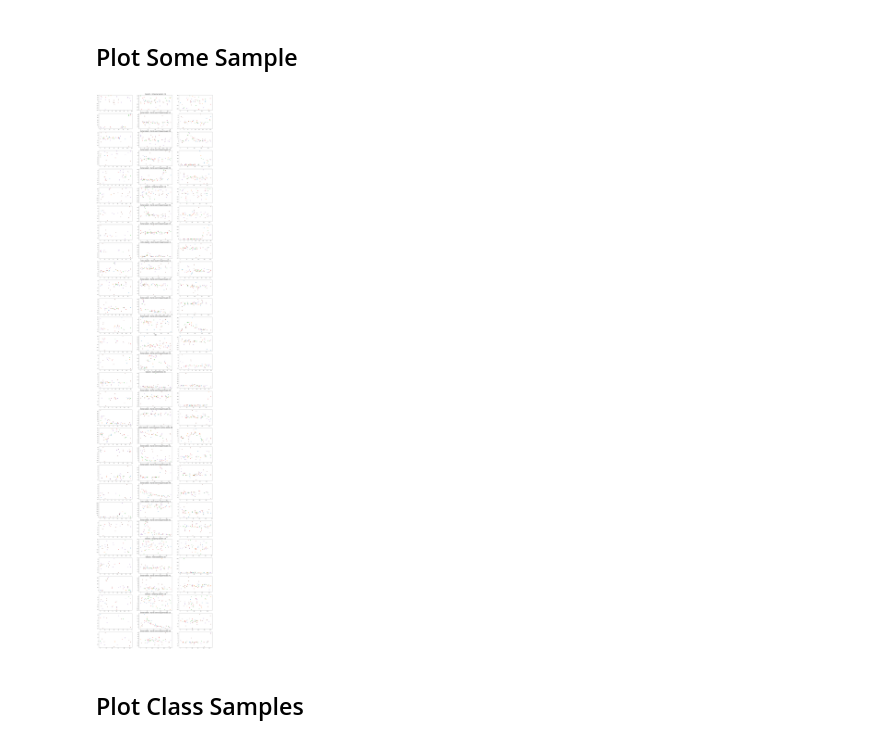
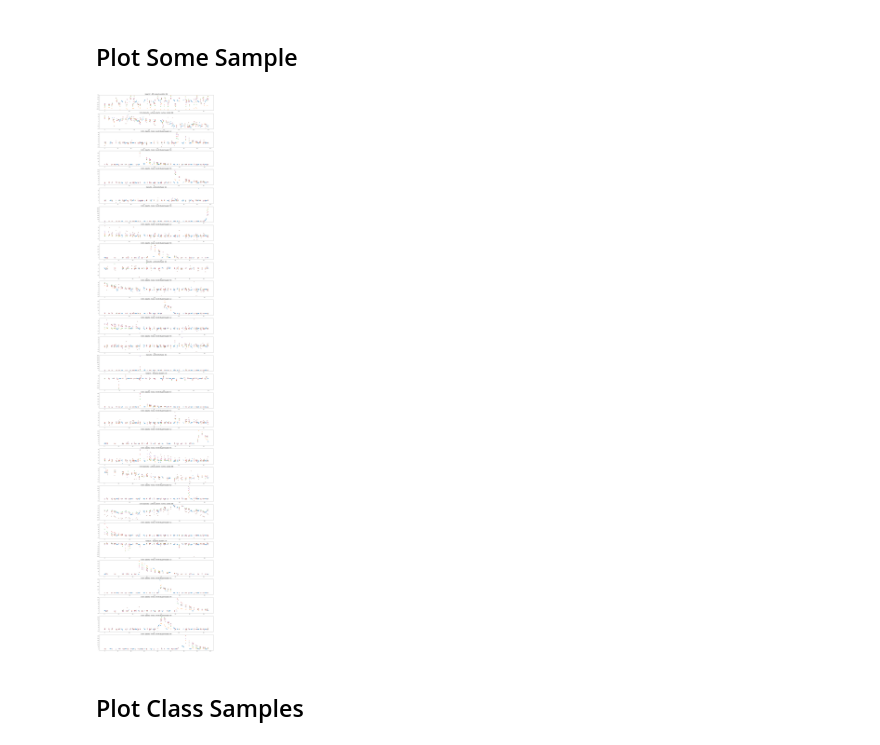
Before and after one commit to u1620541/assignment2, a Jupyter notebook: Investigation.ipynb, the cells around one changed output. Cells and saved outputs as stored; diff of their text form; code cells hidden in the pictures.

```diff
--- a/Investigation.ipynb
+++ b/Investigation.ipynb
@@ -130,7 +101,7 @@ print lengths.std()
 # %% [markdown]
 ## Pre process
 # %%
-features_per_band = 20
+features_per_band = 60
 
 def interpolate(time_series):
     places = np.linspace(0, time_series["mjd"].max(), features_per_band)
@@ -142,19 +113,9 @@ def interpolate(time_series):
             i += 1
     return ret
 
-def interpolate(time_series):
-    partition = [0]
-    prev_row = pd.Series([0,0], index=["mjd","flux"])
-    for i, row in time_series.iterrows():
-        if row["mjd"] - prev_row["mjd"] > 85:
-            partition.append(i)
-        prev_row = row
-
-
-
 X = training_set[["ddf", "hostgal_specz", "hostgal_photoz", "hostgal_photoz_err", "mwebv"]].values
 
-for band in sub_bands:
+for band in main_bands:
     processed_X = np.empty((len(training_set), features_per_band))
     for i, row in training_set.iterrows():
         processed_X[i] = interpolate(row[band])
@@ -167,11 +130,11 @@ False
 y = target.values
 cross_scores = []
 
-max_depths = range(14, 20)
+max_depths = [16]
 
 for i, max_depth in enumerate(max_depths):
 
-    model = RandomForestClassifier(n_estimators=70, max_depth=max_depth)
+    model = RandomForestClassifier(n_estimators=140, max_depth=max_depth)
     scores = []
 
     for train_index, test_index in kf.split(X):
@@ -203,26 +170,23 @@ axes.set_title("freq. per class");
 ## Plot Some Sample
 # %%
 num_cases = 30
-start_case = 2131
+start_case = 0
 
-f, axes = pyplot.subplots(num_cases, 3)
+f, axes = pyplot.subplots(num_cases, 1)
 f.set_size_inches(30,5*num_cases)
 
 for i in range(num_cases):
     index = start_case + i
-    axes[i][1].set_title(num_to_desc(target.values[index]), fontsize=20)
-    for j in [0,1,2]:
-        #axes[i].scatter(training_set.at[index,"all"]["mjd"], training_set.at[index,"all"]["flux"])
-
-        axes[i][j].set_facecolor((1.0,1.0,1.0,0.1))
-        axes[i][j].scatter(training_set.at[index,"u_band"+str(j)]["mjd"], training_set.at[index,"u_band"+str(j)]["flux"])
-        axes[i][j].scatter(training_set.at[index,"g_band"+str(j)]["mjd"], training_set.at[index,"g_band"+str(j)]["flux"])
-        axes[i][j].scatter(training_set.at[index,"r_band"+str(j)]["mjd"], training_set.at[index,"r_band"+str(j)]["flux"])
-        axes[i][j].scatter(training_set.at[index,"i_band"+str(j)]["mjd"], training_set.at[index,"i_band"+str(j)]["flux"])
-        axes[i][j].scatter(training_set.at[index,"z_band"+str(j)]["mjd"], training_set.at[index,"z_band"+str(j)]["flux"])
-        axes[i][j].scatter(training_set.at[index,"y_band"+str(j)]["mjd"], training_set.at[index,"y_band"+str(j)]["flux"])
+    axes[i].set_title(num_to_desc(target.values[index]), fontsize=20)
+    axes[i].set_facecolor((1.0,1.0,1.0,0.1))
+    axes[i].scatter(training_set.at[index,"u_band"]["mjd"], training_set.at[index,"u_band"]["flux"])
+    axes[i].scatter(training_set.at[index,"g_band"]["mjd"], training_set.at[index,"g_band"]["flux"])
+    axes[i].scatter(training_set.at[index,"r_band"]["mjd"], training_set.at[index,"r_band"]["flux"])
+    axes[i].scatter(training_set.at[index,"i_band"]["mjd"], training_set.at[index,"i_band"]["flux"])
+    axes[i].scatter(training_set.at[index,"z_band"]["mjd"], training_set.at[index,"z_band"]["flux"])
+    axes[i].scatter(training_set.at[index,"y_band"]["mjd"], training_set.at[index,"y_band"]["flux"])
 # %% [output]
-[figure, old version]
+[figure, new version]
 # %% [markdown]
 ## Plot Class Samples
 # %%
```
Also changed, not shown: parts of 7 cells of this notebook, 1 other file.
